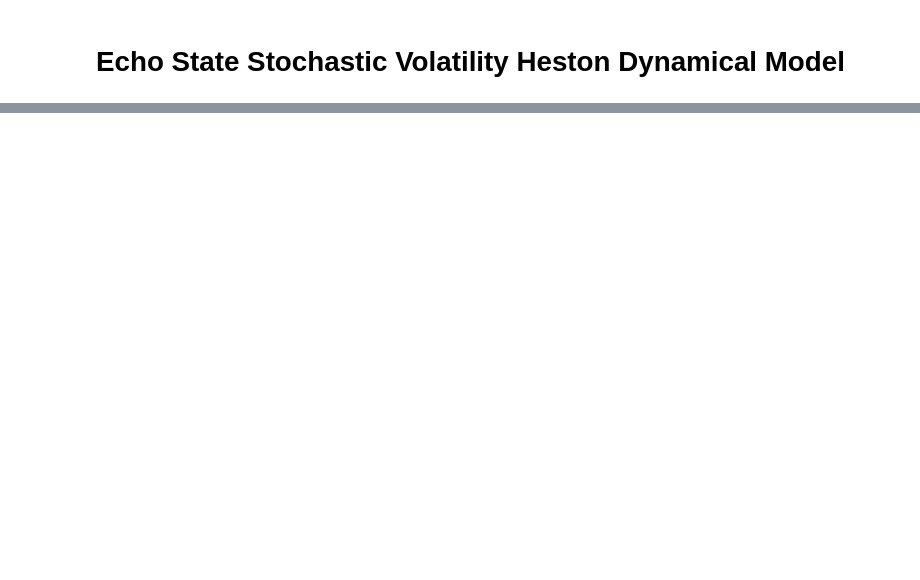
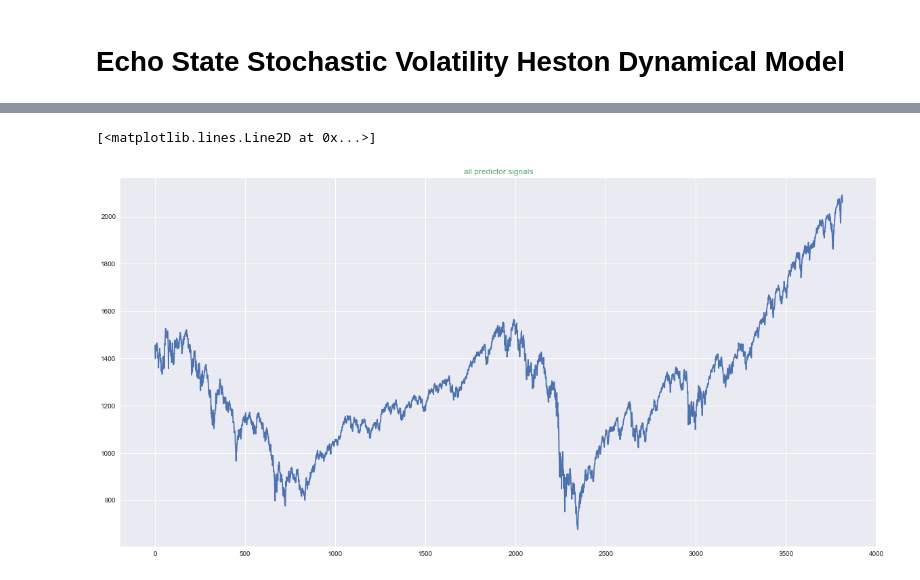
Before and after one commit to BobZiyangDing/EchoStateNeuralStochasticVolatilityHestonModel, a Jupyter notebook: EchoState.ipynb, the cells around one changed output, grey strips where cells are left out. Drawn from its saved outputs; the diff is of its cells as text; code cells hidden in the pictures; blank space fills up the shorter version.

Commit message:
Added basic data processing

```diff
--- a/EchoState.ipynb
+++ b/EchoState.ipynb
@@ -501,0 +380,14 @@ states = np.array(x_list).reshape(x_dim, u_num+1)
+# %%
+data = pd.read_csv("./SPX500.TXT", names = ["date", "open","high", "low", "close"], delimiter=" ", index_col =False)
+data = data["close"].values
+
+
+
+
+mpl.style.use("seaborn")
+fig, ax = plt.subplots(figsize=(20, 10))
+ax.set_title('all predictor signals'.format("seaborn"), color='C1')
+ax.plot([j for j in range(data.shape[0])], data, )
+# %% [output]
+[<matplotlib.lines.Line2D at 0x...>]
+[figure, added]
```
Also changed, not shown: parts of 5 cells of this notebook.
